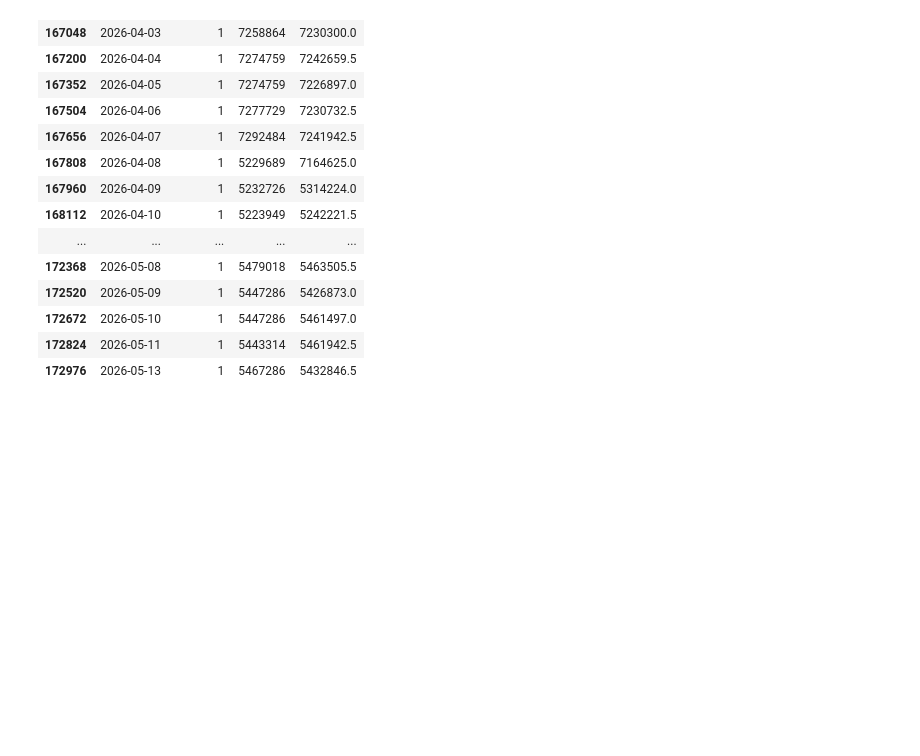
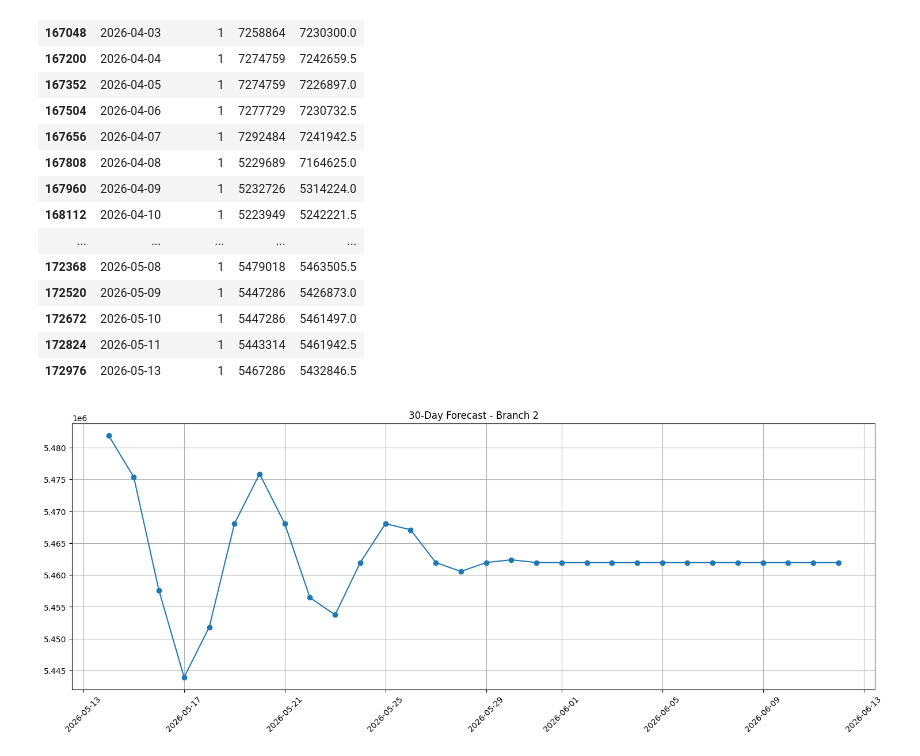
Before and after one commit to prasanna-venkatesh-m/Analytics-Forecast, a Jupyter notebook: Train_Overall_Analytics.ipynb, the cells around one changed output. Saved outputs shown, nothing was run; the diff lists cells and outputs as text; code cells hidden in the pictures; blank space fills up the shorter version.

```diff
--- a/Train_Overall_Analytics.ipynb
+++ b/Train_Overall_Analytics.ipynb
@@ -313,0 +380,26 @@ branch_df
+# %%
+forecast_df = forecast_next_30_days(
+    model=model,
+    data_df=data_df,
+    branch_id=1,
+    target_col='SumofTotalPrincipalOverdue',
+    features=get_feature_list('SumofTotalPrincipalOverdue')
+)
+# %%
+plt.figure(figsize=(18,6))
+
+plt.plot(
+    forecast_df['Date'],
+    forecast_df['Predicted'],
+    marker='o'
+)
+
+plt.title("30-Day Forecast - Branch 2")
+
+plt.grid()
+
+plt.xticks(rotation=45)
+
+plt.show()
+# %% [output]
+[figure, added]
```
Also changed, not shown: parts of 2 cells of this notebook.
